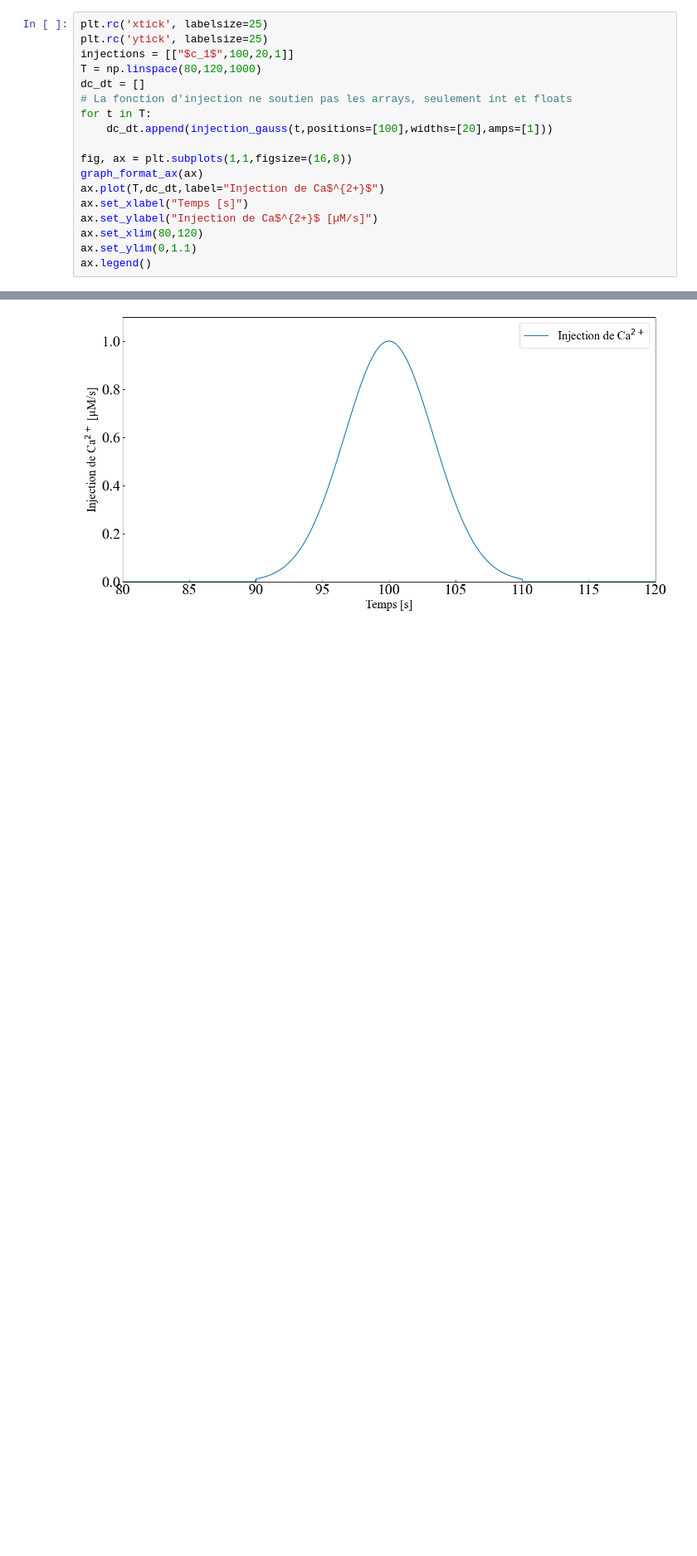
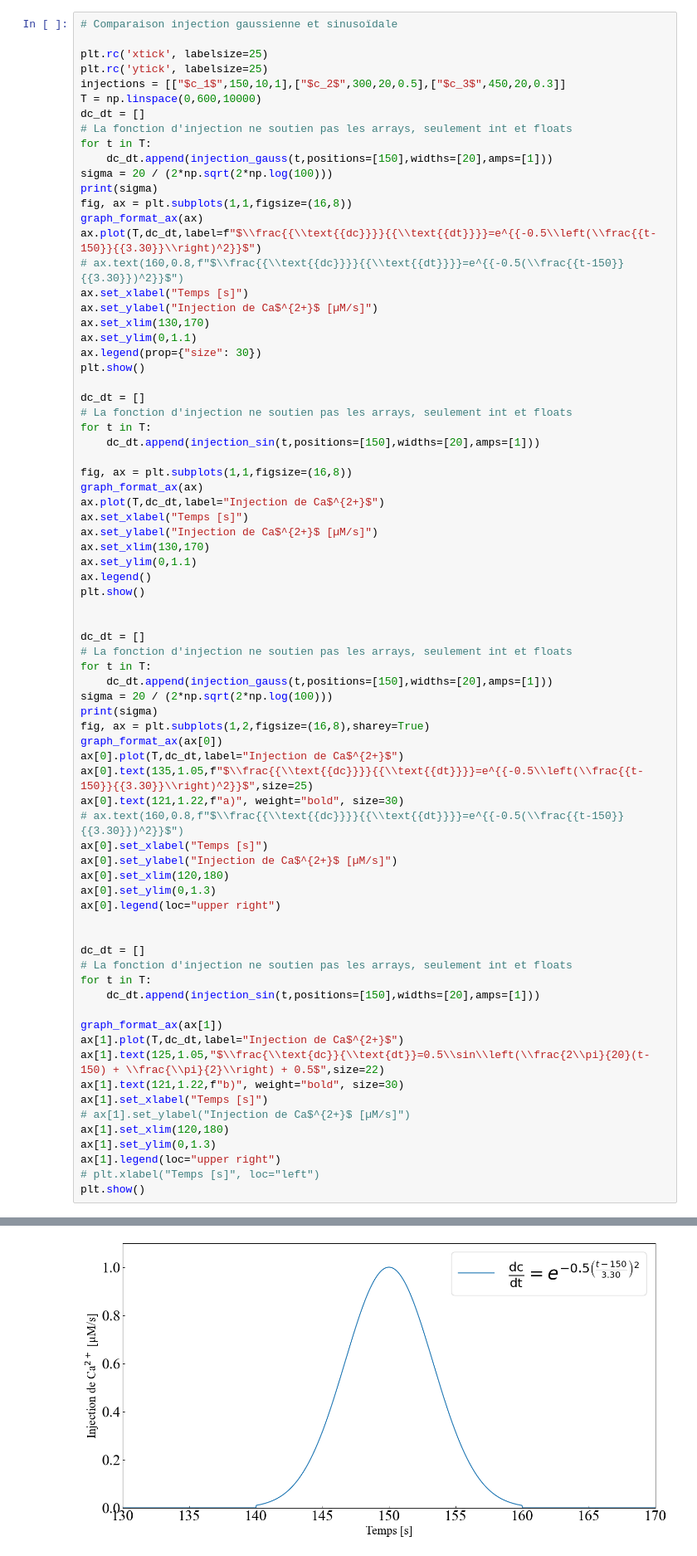
Before and after one commit to Charles-EricLaf/Chaos-PHY-2502-_H24, a Jupyter notebook: Code_ZRJ_V1.ipynb, the cells around one changed output, grey strips where cells are left out. Shown at 83% size. Saved outputs shown, nothing was run; the diff lists cells and outputs as text; blank space fills up the shorter version.

```diff
--- a/Code_ZRJ_V1.ipynb
+++ b/Code_ZRJ_V1.ipynb
@@ -744,19 +591,76 @@ To use the future default and silence this warning we advise to pass `rcond=None
 # %%
+# Comparaison injection gaussienne et sinusoïdale
+
 plt.rc('xtick', labelsize=25)
 plt.rc('ytick', labelsize=25)
-injections = [["$c_1$",100,20,1]]
-T = np.linspace(80,120,1000)
+injections = [["$c_1$",150,10,1],["$c_2$",300,20,0.5],["$c_3$",450,20,0.3]]
+T = np.linspace(0,600,10000)
 dc_dt = []
 # La fonction d'injection ne soutien pas les arrays, seulement int et floats
 for t in T:
-    dc_dt.append(injection_gauss(t,positions=[100],widths=[20],amps=[1]))
+    dc_dt.append(injection_gauss(t,positions=[150],widths=[20],amps=[1]))
+sigma = 20 / (2*np.sqrt(2*np.log(100)))
+print(sigma)
+fig, ax = plt.subplots(1,1,figsize=(16,8))
+graph_format_ax(ax)
+ax.plot(T,dc_dt,label=f"$\\frac{{\\text{{dc}}}}{{\\text{{dt}}}}=e^{{-0.5\\left(\\frac{{t-150}}{{3.30}}\\right)^2}}$")
+# ax.text(160,0.8,f"$\\frac{{\\text{{dc}}}}{{\\text{{dt}}}}=e^{{-0.5(\\frac{{t-150}}{{3.30}})^2}}$")
+ax.set_xlabel("Temps [s]")
+ax.set_ylabel("Injection de Ca$^{2+}$ [µM/s]")
+ax.set_xlim(130,170)
+ax.set_ylim(0,1.1)
+ax.legend(prop={"size": 30})
+plt.show()
+
+dc_dt = []
+# La fonction d'injection ne soutien pas les arrays, seulement int et floats
+for t in T:
+    dc_dt.append(injection_sin(t,positions=[150],widths=[20],amps=[1]))
 
 fig, ax = plt.subplots(1,1,figsize=(16,8))
 graph_format_ax(ax)
 ax.plot(T,dc_dt,label="Injection de Ca$^{2+}$")
 ax.set_xlabel("Temps [s]")
 ax.set_ylabel("Injection de Ca$^{2+}$ [µM/s]")
-ax.set_xlim(80,120)
+ax.set_xlim(130,170)
 ax.set_ylim(0,1.1)
 ax.legend()
+plt.show()
+
+
+dc_dt = []
+# La fonction d'injection ne soutien pas les arrays, seulement int et floats
+for t in T:
+    dc_dt.append(injection_gauss(t,positions=[150],widths=[20],amps=[1]))
+sigma = 20 / (2*np.sqrt(2*np.log(100)))
+print(sigma)
+fig, ax = plt.subplots(1,2,figsize=(16,8),sharey=True)
+graph_format_ax(ax[0])
+ax[0].plot(T,dc_dt,label="Injection de Ca$^{2+}$")
+ax[0].text(135,1.05,f"$\\frac{{\\text{{dc}}}}{{\\text{{dt}}}}=e^{{-0.5\\left(\\frac{{t-150}}{{3.30}}\\right)^2}}$",size=25)
+ax[0].text(121,1.22,f"a)", weight="bold", size=30)
+# ax.text(160,0.8,f"$\\frac{{\\text{{dc}}}}{{\\text{{dt}}}}=e^{{-0.5(\\frac{{t-150}}{{3.30}})^2}}$")
+ax[0].set_xlabel("Temps [s]")
+ax[0].set_ylabel("Injection de Ca$^{2+}$ [µM/s]")
+ax[0].set_xlim(120,180)
+ax[0].set_ylim(0,1.3)
+ax[0].legend(loc="upper right")
+
+
+dc_dt = []
+# La fonction d'injection ne soutien pas les arrays, seulement int et floats
+for t in T:
+    dc_dt.append(injection_sin(t,positions=[150],widths=[20],amps=[1]))
+
+graph_format_ax(ax[1])
+ax[1].plot(T,dc_dt,label="Injection de Ca$^{2+}$")
+ax[1].text(125,1.05,"$\\frac{\\text{dc}}{\\text{dt}}=0.5\\sin\\left(\\frac{2\\pi}{20}(t-150) + \\frac{\\pi}{2}\\right) + 0.5$",size=22)
+ax[1].text(121,1.22,f"b)", weight="bold", size=30)
+ax[1].set_xlabel("Temps [s]")
+# ax[1].set_ylabel("Injection de Ca$^{2+}$ [µM/s]")
+ax[1].set_xlim(120,180)
+ax[1].set_ylim(0,1.3)
+ax[1].legend(loc="upper right")
+# plt.xlabel("Temps [s]", loc="left")
+plt.show()
 # %% [output]
@@ -764 +668 @@ ax.legend()
-[figure, old version]
+[figure, new version]
```
Also changed, not shown: parts of 8 cells of this notebook.
